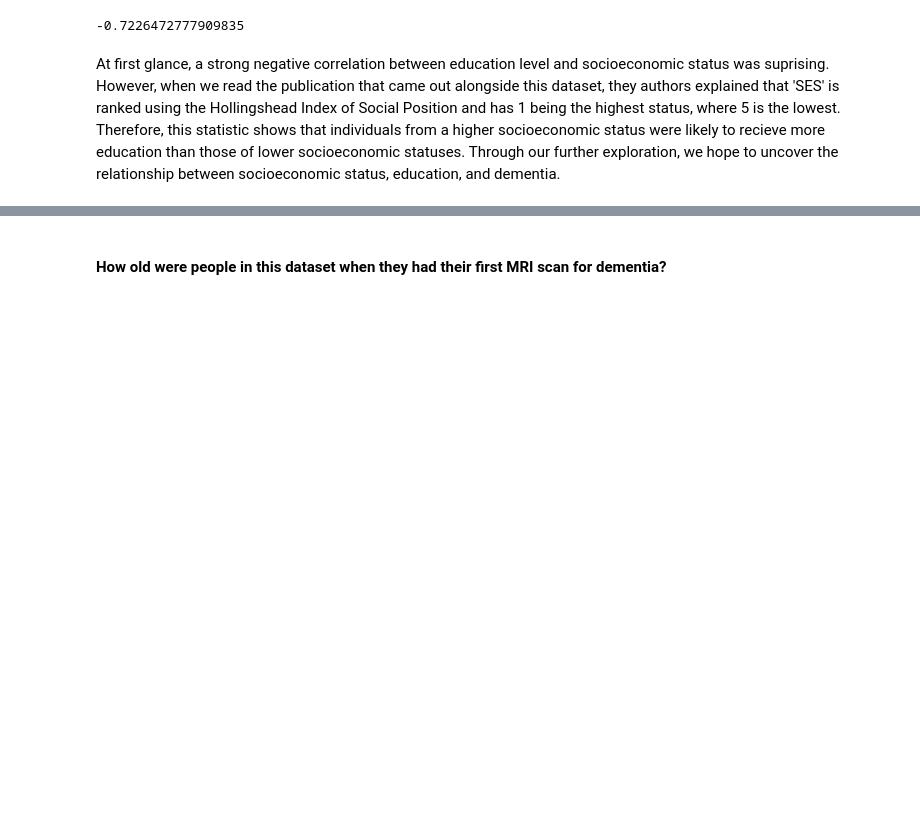
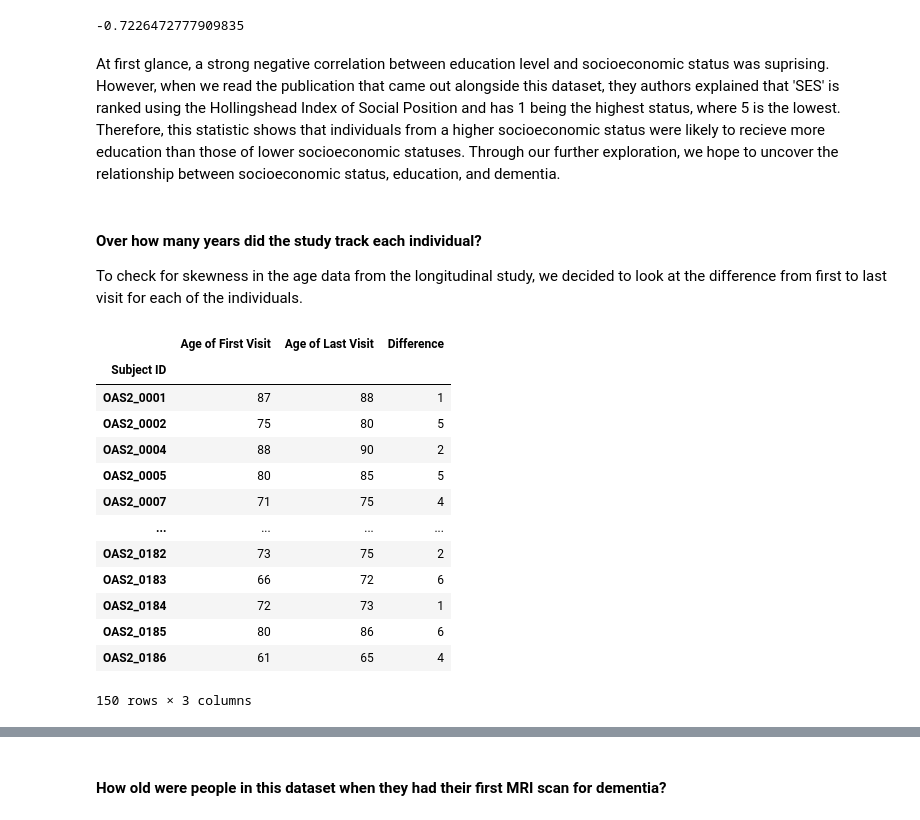
Before and after one commit to marisalong/marisalong.github.io, a Jupyter notebook: DataScienceFinalNotebook.ipynb, the cells around one changed output, grey strips where cells are left out. Cells and saved outputs as stored; diff of their text form; code cells hidden in the pictures; blank space fills up the shorter version.

```diff
--- a/DataScienceFinalNotebook.ipynb
+++ b/DataScienceFinalNotebook.ipynb
@@ -423,3 +424,31 @@ df_alhz_long["EDUC"].corr(df_alhz_long["SES"])
 -0.7226472777909835
 # %% [markdown]
 At first glance, a strong negative correlation between education level and socioeconomic status was suprising. However, when we read the publication that came out alongside this dataset, they authors explained that 'SES' is ranked using the Hollingshead Index of Social Position and has 1 being the highest status, where 5 is the lowest. Therefore, this statistic shows that individuals from a higher socioeconomic status were likely to recieve more education than those of lower socioeconomic statuses. Through our further exploration, we hope to uncover the relationship between socioeconomic status, education, and dementia.
+# %% [markdown]
+#### Over how many years did the study track each individual?
+
+To check for skewness in the age data from the longitudinal study, we decided to look at the difference from first to last visit for each of the individuals.
+# %%
+# Creating a new dataframe to hold these age-differences
+
+#get start and end dates for each proceeding
+gb = df_alhz_long.groupby("Subject ID",sort=False)["Age"]
+ages = gb.apply(min).to_frame().merge(gb.apply(max), on="Subject ID").rename(
+    columns={"Age_x": "Age of First Visit", "Age_y": "Age of Last Visit"})
+ages['Difference'] = (ages["Age of Last Visit"] - ages["Age of First Visit"])
+ages
+# %% [output]
+|  | Age of First Visit | Age of Last Visit | Difference |
+| Subject ID |  |  |  |
+| OAS2_0001 | 87 | 88 | 1 |
+| OAS2_0002 | 75 | 80 | 5 |
+| OAS2_0004 | 88 | 90 | 2 |
+| OAS2_0005 | 80 | 85 | 5 |
+| OAS2_0007 | 71 | 75 | 4 |
+| ... | ... | ... | ... |
+| OAS2_0182 | 73 | 75 | 2 |
+| OAS2_0183 | 66 | 72 | 6 |
+| OAS2_0184 | 72 | 73 | 1 |
+| OAS2_0185 | 80 | 86 | 6 |
+| OAS2_0186 | 61 | 65 | 4 |
+150 rows × 3 columns
```
Also changed, not shown: parts of 3 cells of this notebook.
